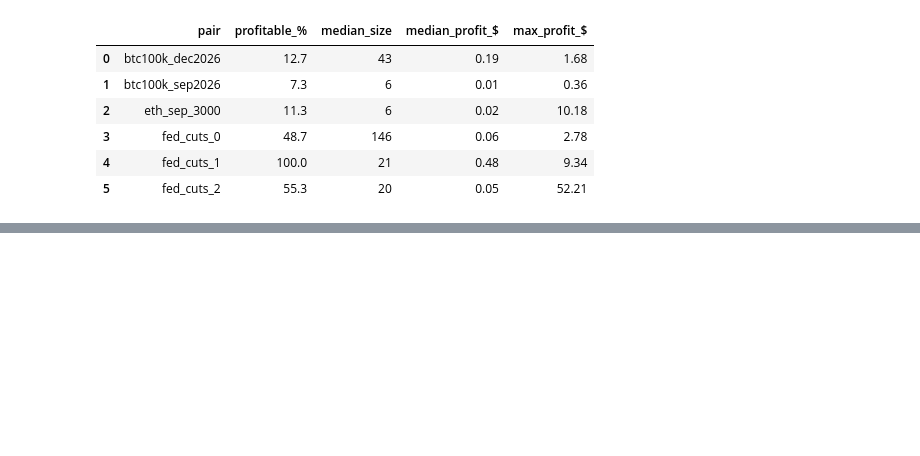
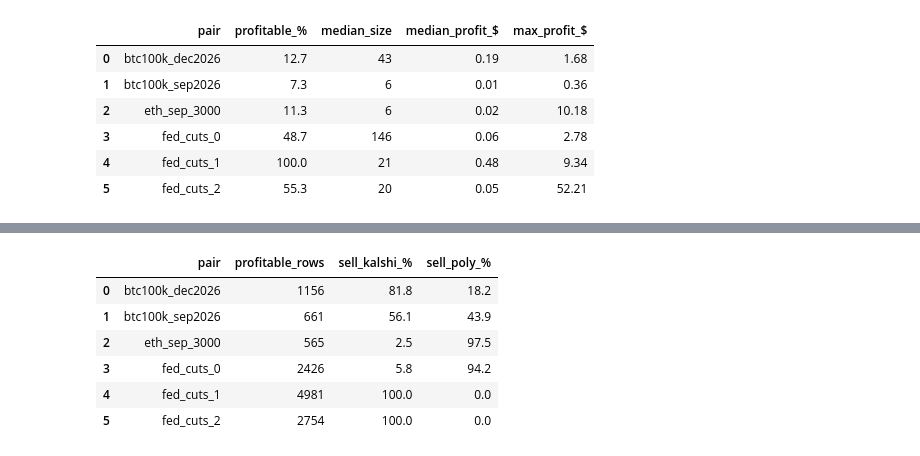
Before and after one commit to MobinHariri/kalshi-polymarket-microstructure, a Jupyter notebook: 02_analysis.ipynb, the cells around one changed output, grey strips where cells are left out. Saved outputs shown, nothing was run; the diff lists cells and outputs as text; code cells hidden in the pictures; blank space fills up the shorter version.

```diff
--- a/02_analysis.ipynb
+++ b/02_analysis.ipynb
@@ -169,0 +216,20 @@ pd.DataFrame(rows)
+# %%
+rows = []
+for p, m in results.items():
+    prof = m[m.net_exec > 0]
+    a = prof.k_bid - prof.p_ask   # > 0: sell YES on Kalshi, buy YES on Polymarket
+    b = prof.p_bid - prof.k_ask   # > 0: sell YES on Polymarket, buy YES on Kalshi
+    n = max(len(prof), 1)
+    rows.append({"pair": p,
+                 "profitable_rows": len(prof),
+                 "sell_kalshi_%": round((a > 0).sum() / n * 100, 1),
+                 "sell_poly_%":   round((b > 0).sum() / n * 100, 1)})
+pd.DataFrame(rows)
+# %% [output]
+|  | pair | profitable_rows | sell_kalshi_% | sell_poly_% |
+| 0 | btc100k_dec2026 | 1156 | 81.8 | 18.2 |
+| 1 | btc100k_sep2026 | 661 | 56.1 | 43.9 |
+| 2 | eth_sep_3000 | 565 | 2.5 | 97.5 |
+| 3 | fed_cuts_0 | 2426 | 5.8 | 94.2 |
+| 4 | fed_cuts_1 | 4981 | 100.0 | 0.0 |
+| 5 | fed_cuts_2 | 2754 | 100.0 | 0.0 |
```
Also changed, not shown: parts of 3 cells of this notebook.
